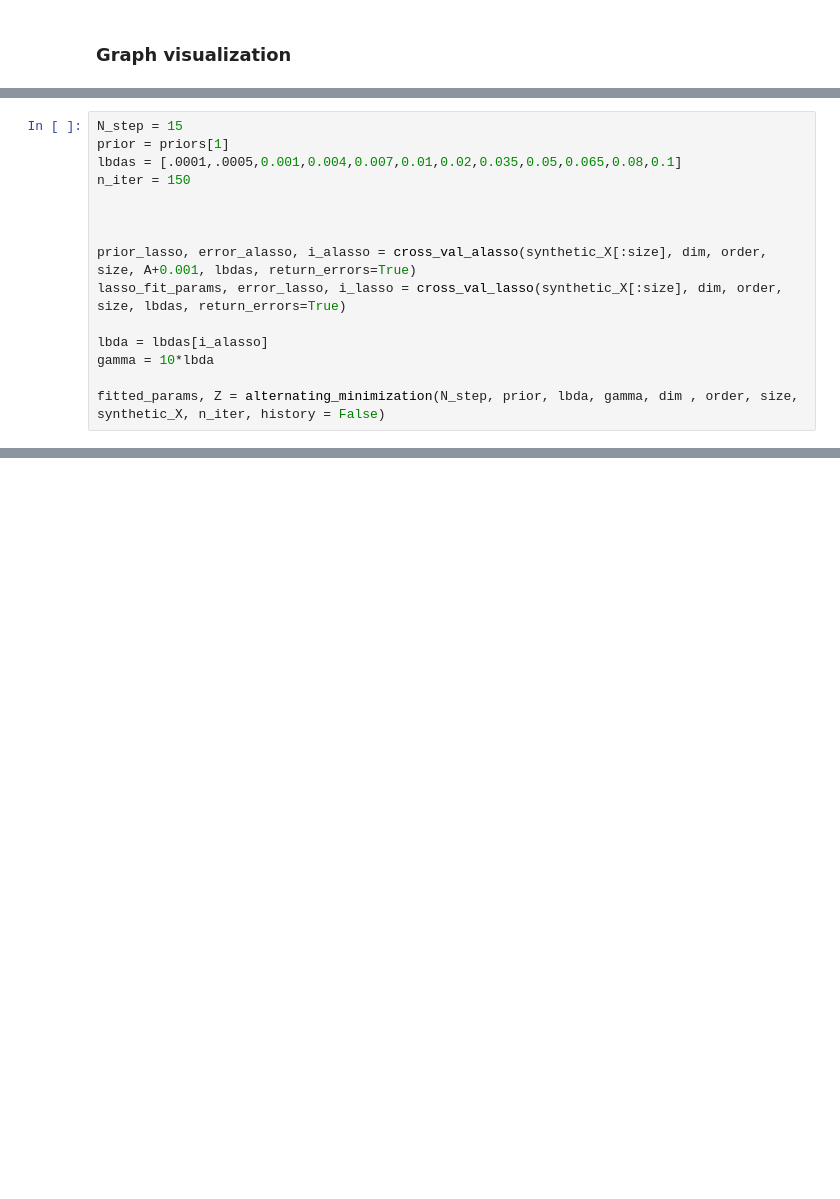
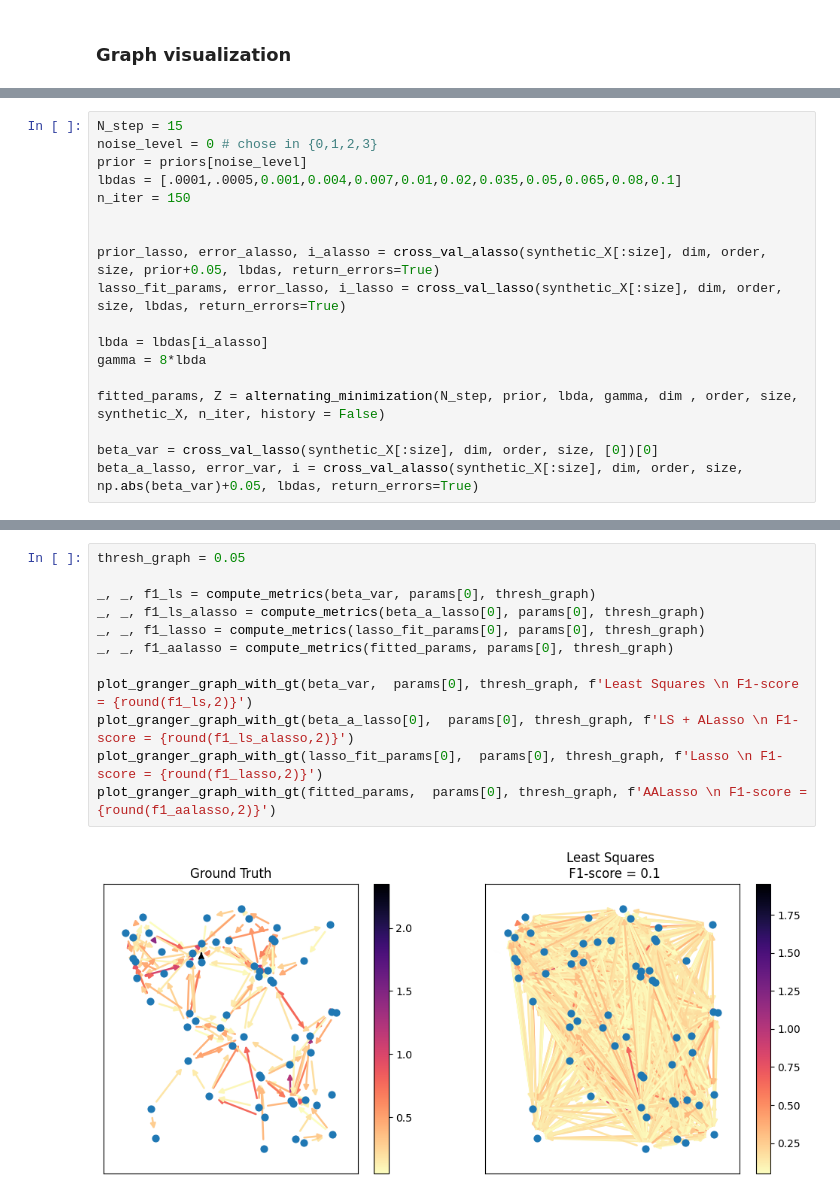
Before and after one commit to LucasZrd/AALasso, a Jupyter notebook: AALasso/icassp_demo.ipynb, the cells around one changed output, grey strips where cells are left out. Cells and saved outputs as stored; diff of their text form; blank space fills up the shorter version.

```diff
--- a/AALasso/icassp_demo.ipynb
+++ b/AALasso/icassp_demo.ipynb
@@ -101,15 +164,18 @@ plot_X(X.T)
 # %%
 N_step = 15
-prior = priors[1]
+noise_level = 0 # chose in {0,1,2,3}
+prior = priors[noise_level]
 lbdas = [.0001,.0005,0.001,0.004,0.007,0.01,0.02,0.035,0.05,0.065,0.08,0.1]
 n_iter = 150
 
 
-
-prior_lasso, error_alasso, i_alasso = cross_val_alasso(synthetic_X[:size], dim, order, size, A+0.001, lbdas, return_errors=True)
+prior_lasso, error_alasso, i_alasso = cross_val_alasso(synthetic_X[:size], dim, order, size, prior+0.05, lbdas, return_errors=True)
 lasso_fit_params, error_lasso, i_lasso = cross_val_lasso(synthetic_X[:size], dim, order, size, lbdas, return_errors=True)
 
 lbda = lbdas[i_alasso]
-gamma = 10*lbda
+gamma = 8*lbda
 
 fitted_params, Z = alternating_minimization(N_step, prior, lbda, gamma, dim , order, size, synthetic_X, n_iter, history = False)
+
+beta_var = cross_val_lasso(synthetic_X[:size], dim, order, size, [0])[0]
+beta_a_lasso, error_var, i = cross_val_alasso(synthetic_X[:size], dim, order, size, np.abs(beta_var)+0.05, lbdas, return_errors=True)
@@ -141,0 +182,14 @@ plot_granger_graph(fitted_params, 0.05, 'AALasso')
+# %%
+thresh_graph = 0.05
+
+_, _, f1_ls = compute_metrics(beta_var, params[0], thresh_graph)
+_, _, f1_ls_alasso = compute_metrics(beta_a_lasso[0], params[0], thresh_graph)
+_, _, f1_lasso = compute_metrics(lasso_fit_params[0], params[0], thresh_graph)
+_, _, f1_aalasso = compute_metrics(fitted_params, params[0], thresh_graph)
+
+plot_granger_graph_with_gt(beta_var,  params[0], thresh_graph, f'Least Squares \n F1-score = {round(f1_ls,2)}')
+plot_granger_graph_with_gt(beta_a_lasso[0],  params[0], thresh_graph, f'LS + ALasso \n F1-score = {round(f1_ls_alasso,2)}')
+plot_granger_graph_with_gt(lasso_fit_params[0],  params[0], thresh_graph, f'Lasso \n F1-score = {round(f1_lasso,2)}')
+plot_granger_graph_with_gt(fitted_params,  params[0], thresh_graph, f'AALasso \n F1-score = {round(f1_aalasso,2)}')
+# %% [output]
+[figure, added]
```
Also changed, not shown: parts of 6 cells of this notebook.
